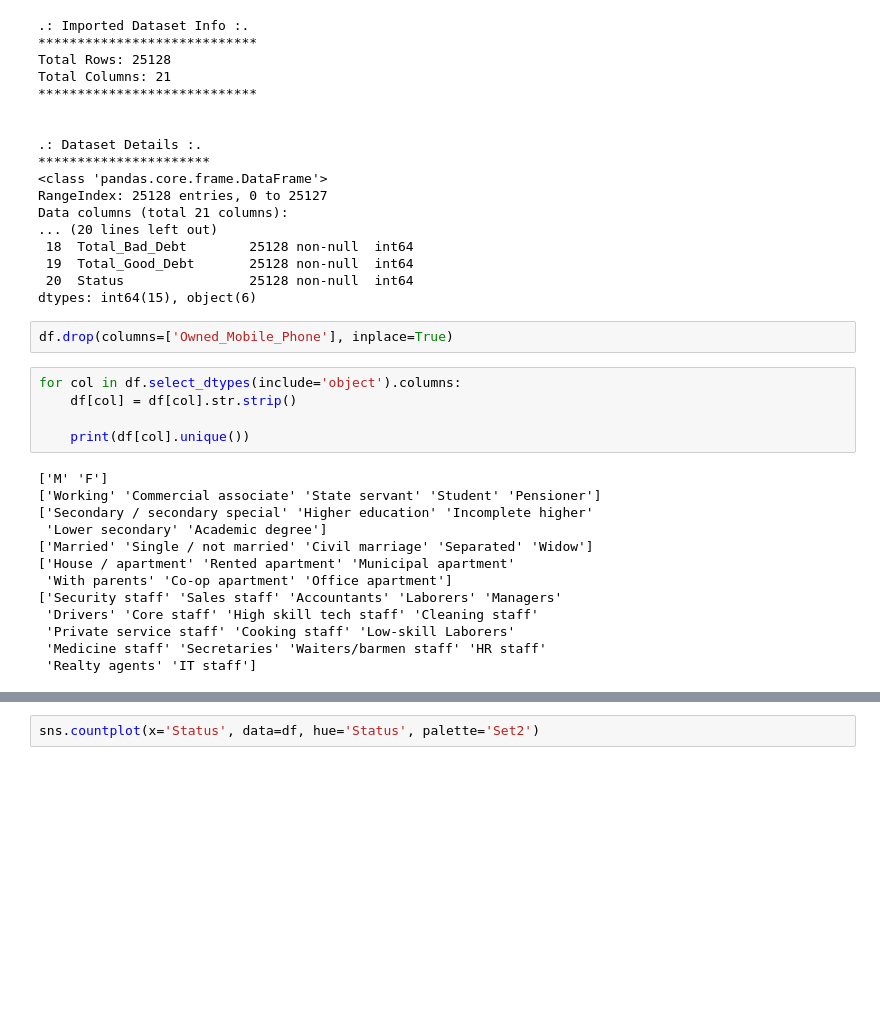
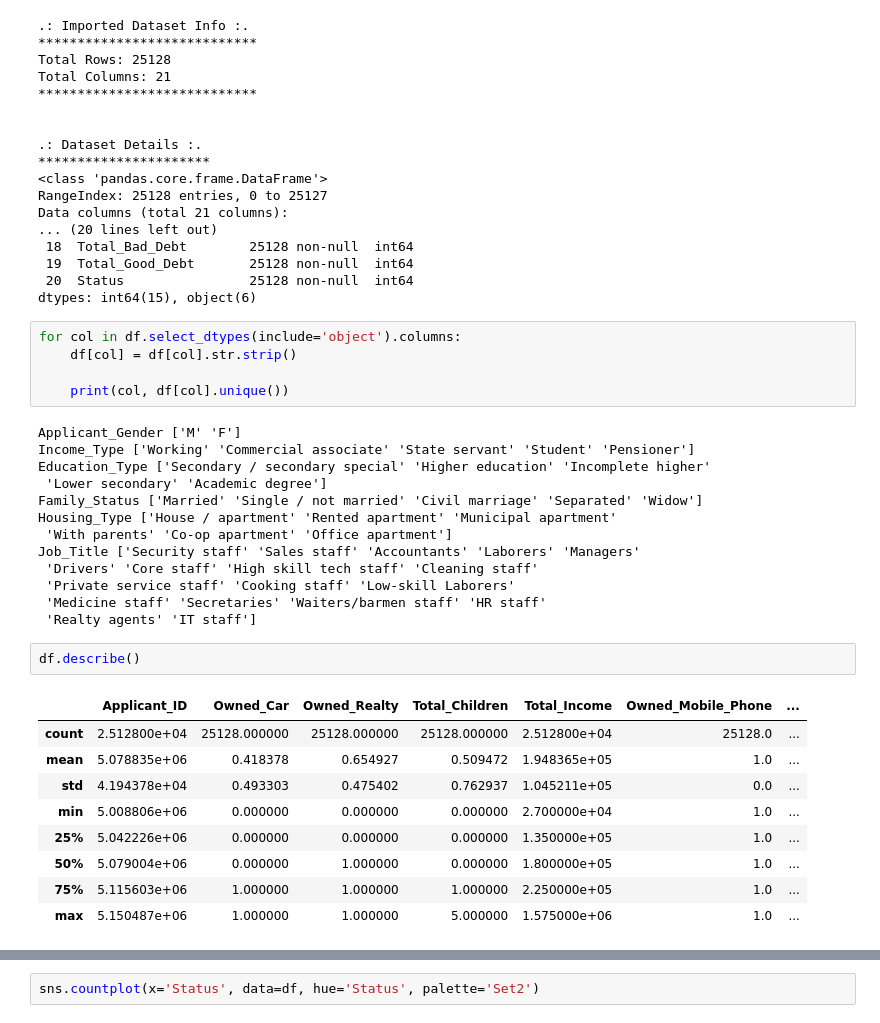
Before and after one commit to archx64-ait/ml-pattaya-ait, a Jupyter notebook: code/model_new.ipynb, the cells around one changed output, grey strips where cells are left out. Cells and saved outputs as stored; diff of their text form; blank space fills up the shorter version.

```diff
--- a/code/model_new.ipynb
+++ b/code/model_new.ipynb
@@ -55,26 +55,36 @@ Data columns (total 21 columns):
  19  Total_Good_Debt       25128 non-null  int64
  20  Status                25128 non-null  int64
 dtypes: int64(15), object(6)
-# %%
-df.drop(columns=['Owned_Mobile_Phone'], inplace=True)
 # %%
 for col in df.select_dtypes(include='object').columns:
     df[col] = df[col].str.strip()
 
-    print(df[col].unique())
+    print(col, df[col].unique())
 # %% [output]
-['M' 'F']
-['Working' 'Commercial associate' 'State servant' 'Student' 'Pensioner']
-['Secondary / secondary special' 'Higher education' 'Incomplete higher'
+Applicant_Gender ['M' 'F']
+Income_Type ['Working' 'Commercial associate' 'State servant' 'Student' 'Pensioner']
+Education_Type ['Secondary / secondary special' 'Higher education' 'Incomplete higher'
  'Lower secondary' 'Academic degree']
-['Married' 'Single / not married' 'Civil marriage' 'Separated' 'Widow']
-['House / apartment' 'Rented apartment' 'Municipal apartment'
+Family_Status ['Married' 'Single / not married' 'Civil marriage' 'Separated' 'Widow']
+Housing_Type ['House / apartment' 'Rented apartment' 'Municipal apartment'
  'With parents' 'Co-op apartment' 'Office apartment']
-['Security staff' 'Sales staff' 'Accountants' 'Laborers' 'Managers'
+Job_Title ['Security staff' 'Sales staff' 'Accountants' 'Laborers' 'Managers'
  'Drivers' 'Core staff' 'High skill tech staff' 'Cleaning staff'
  'Private service staff' 'Cooking staff' 'Low-skill Laborers'
  'Medicine staff' 'Secretaries' 'Waiters/barmen staff' 'HR staff'
  'Realty agents' 'IT staff']
+# %%
+df.describe()
+# %% [output]
+|  | Applicant_ID | Owned_Car | Owned_Realty | Total_Children | Total_Income | Owned_Mobile_Phone | ... |
+| count | 2.512800e+04 | 25128.000000 | 25128.000000 | 25128.000000 | 2.512800e+04 | 25128.0 | ... |
+| mean | 5.078835e+06 | 0.418378 | 0.654927 | 0.509472 | 1.948365e+05 | 1.0 | ... |
+| std | 4.194378e+04 | 0.493303 | 0.475402 | 0.762937 | 1.045211e+05 | 0.0 | ... |
+| min | 5.008806e+06 | 0.000000 | 0.000000 | 0.000000 | 2.700000e+04 | 1.0 | ... |
+| 25% | 5.042226e+06 | 0.000000 | 0.000000 | 0.000000 | 1.350000e+05 | 1.0 | ... |
+| 50% | 5.079004e+06 | 0.000000 | 1.000000 | 0.000000 | 1.800000e+05 | 1.0 | ... |
+| 75% | 5.115603e+06 | 1.000000 | 1.000000 | 1.000000 | 2.250000e+05 | 1.0 | ... |
+| max | 5.150487e+06 | 1.000000 | 1.000000 | 5.000000 | 1.575000e+06 | 1.0 | ... |
 # %%
 df.isna().sum()
 # %% [output]
```
Also changed, not shown: parts of 19 cells of this notebook, 6 other files.
